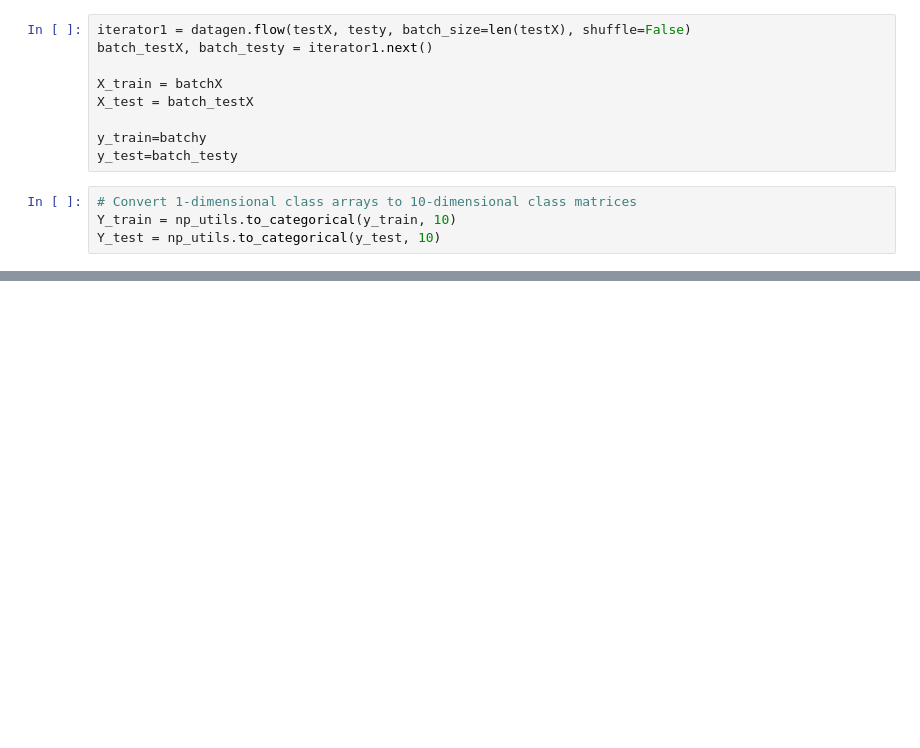
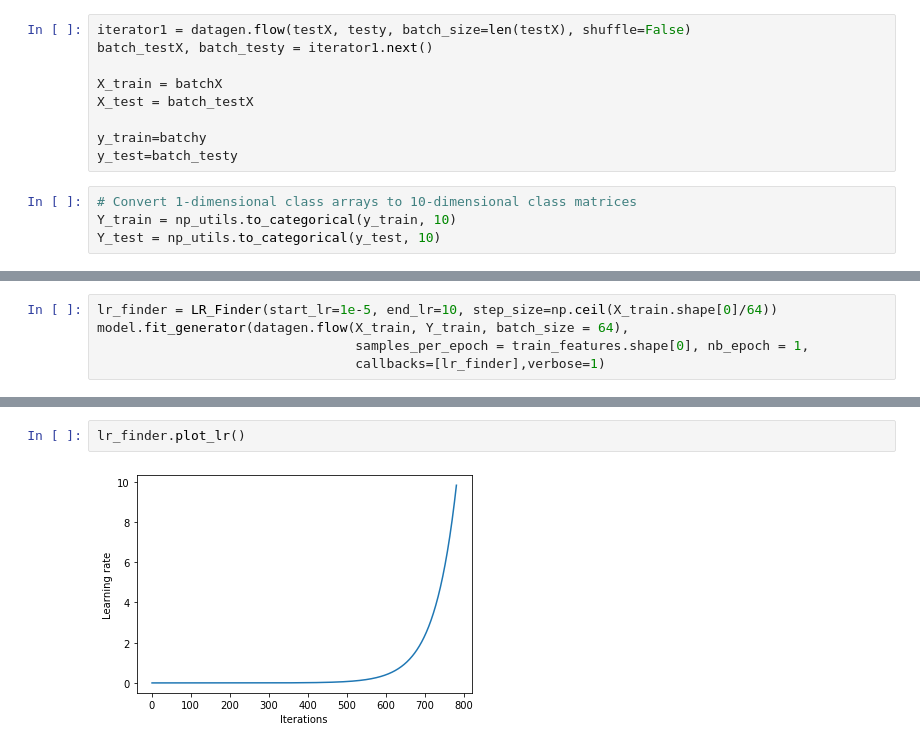
Before and after one commit to gkdivya/ComputerVisionAI, a Jupyter notebook: 11.AdvancedConcepts/CIFAR10-LRFinder.ipynb, the cells around one changed output, grey strips where cells are left out. Cells and saved outputs as stored; diff of their text form; blank space fills up the shorter version.

```diff
--- a/11.AdvancedConcepts/CIFAR10-LRFinder.ipynb
+++ b/11.AdvancedConcepts/CIFAR10-LRFinder.ipynb
@@ -220,0 +359,5 @@ _________________________________________________________________
+# %%
+lr_finder = LR_Finder(start_lr=1e-5, end_lr=10, step_size=np.ceil(X_train.shape[0]/64))
+model.fit_generator(datagen.flow(X_train, Y_train, batch_size = 64),
+                                 samples_per_epoch = train_features.shape[0], nb_epoch = 1,
+                                 callbacks=[lr_finder],verbose=1)
@@ -220,0 +368,4 @@ _________________________________________________________________
+# %%
+lr_finder.plot_lr()
+# %% [output]
+[figure, added]
```
Also changed, not shown: parts of 17 cells of this notebook.
